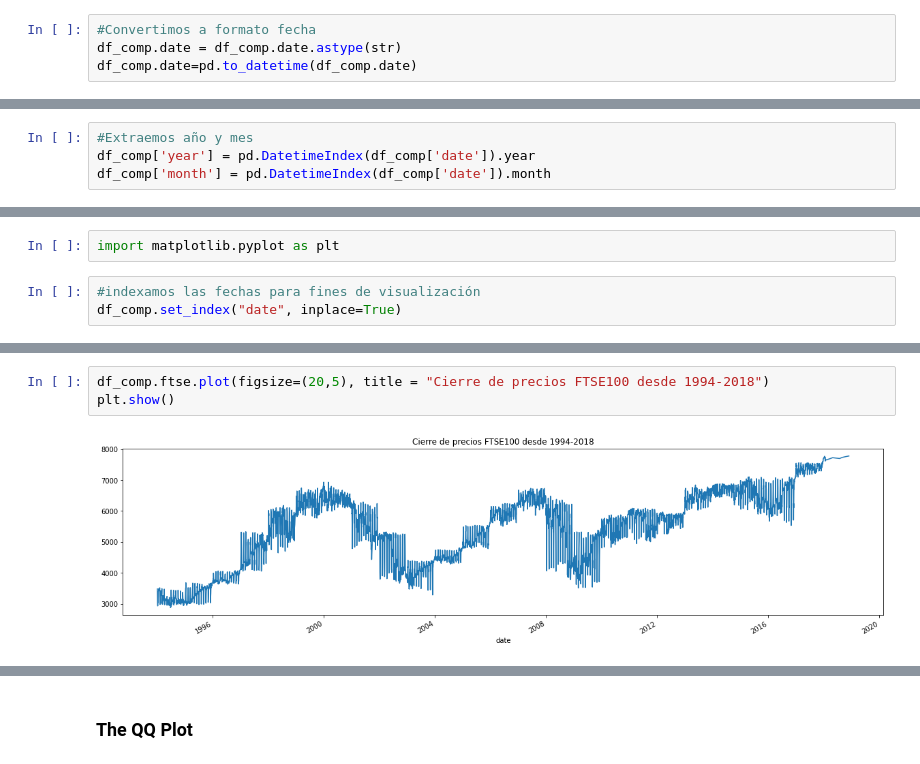
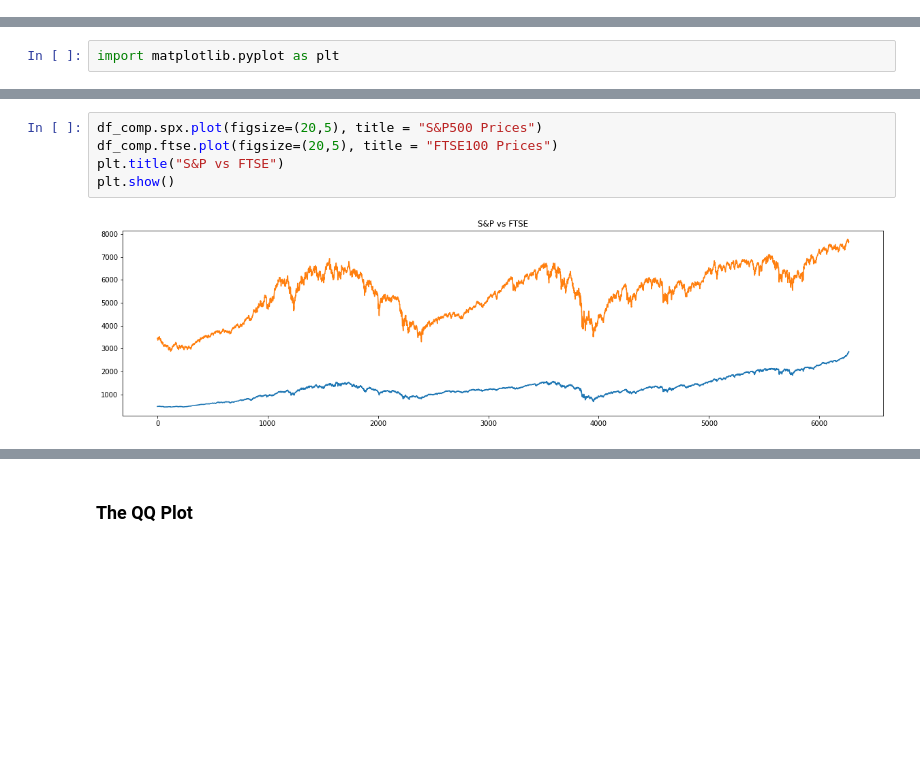
Before and after one commit to virf96/Proyectos, a Jupyter notebook: Python_Introducción_a_las_series_temporales_.ipynb, the cells around one changed output, grey strips where cells are left out. Cells and saved outputs as stored; diff of their text form; blank space fills up the shorter version.

```diff
--- a/Python_Introducción_a_las_series_temporales_.ipynb
+++ b/Python_Introducción_a_las_series_temporales_.ipynb
@@ -41,8 +41,4 @@ df_comp
 | 6267 | 26/01/2018 | 2872.867839 | 13340.17 | 7665.541292 | 23631.88 |
 | 6268 | 29/01/2018 | 2853.528411 | 13324.48 | 7671.533300 | 23629.34 |
 6269 rows × 5 columns
-# %%
-#Convertimos a formato fecha
-df_comp.date = df_comp.date.astype(str)
-df_comp.date=pd.to_datetime(df_comp.date)
 # %%
@@ -57,5 +56 @@ df_comp.head()
-# %%
-#Extraemos año y mes
-df_comp['year'] = pd.DatetimeIndex(df_comp['date']).year
-df_comp['month'] = pd.DatetimeIndex(df_comp['date']).month
 # %%
@@ -147,6 +86,3 @@ df_comp.spx.isna().sum()
 ### Plotting the Data
 # %%
 import matplotlib.pyplot as plt
-# %%
-#indexamos las fechas para fines de visualización
-df_comp.set_index("date", inplace=True)
@@ -171,5 +99,7 @@ plt.show()
 # %%
-df_comp.ftse.plot(figsize=(20,5), title = "Cierre de precios FTSE100 desde 1994-2018")
+df_comp.spx.plot(figsize=(20,5), title = "S&P500 Prices")
+df_comp.ftse.plot(figsize=(20,5), title = "FTSE100 Prices")
+plt.title("S&P vs FTSE")
 plt.show()
 # %% [output]
-[figure, old version]
+[figure, new version]
```
Also changed, not shown: parts of 17 cells of this notebook.
